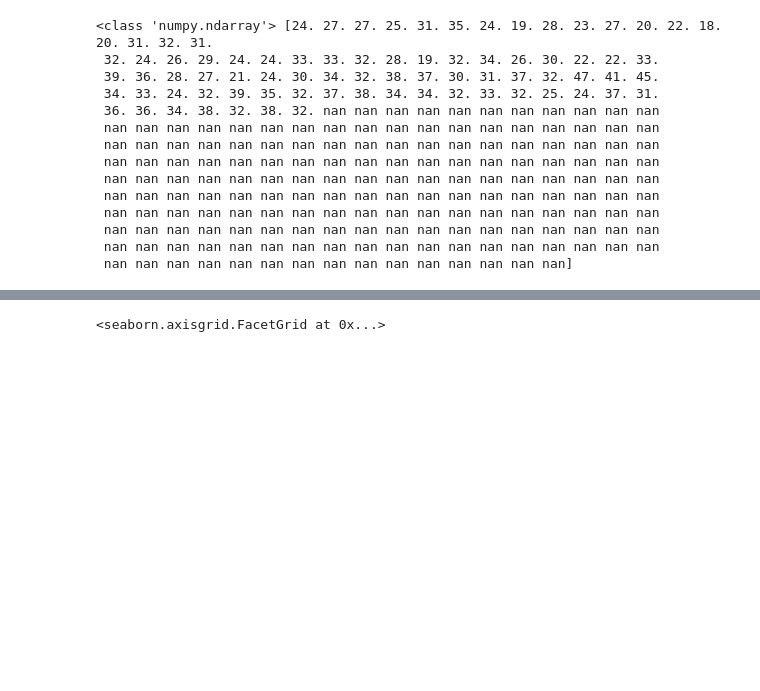
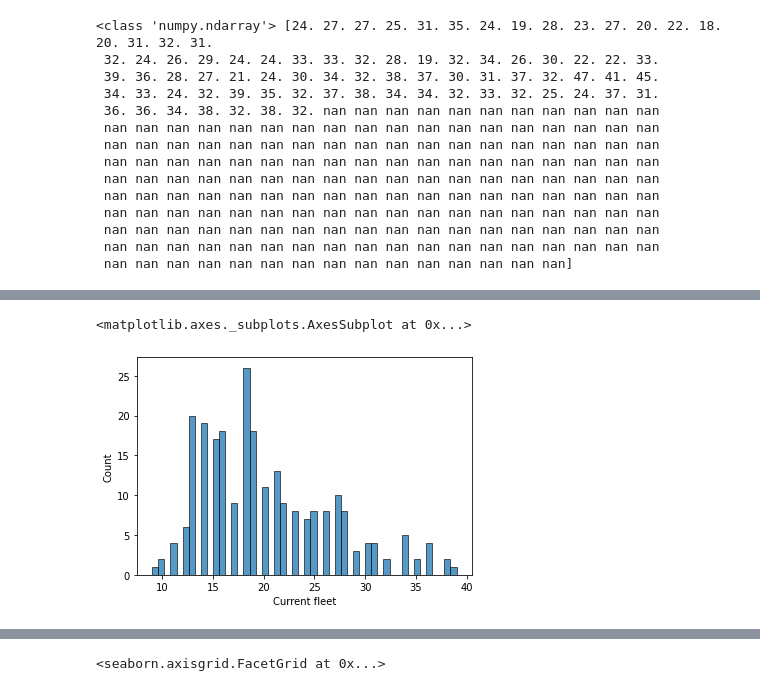
Before and after one commit to arunravi8595/Data-science-decision-making, a Jupyter notebook: Lab_2/bootstrap.ipynb, the cells around one changed output, grey strips where cells are left out. Drawn from its saved outputs; the diff is of its cells as text; code cells hidden in the pictures; blank space fills up the shorter version.

```diff
--- a/Lab_2/bootstrap.ipynb
+++ b/Lab_2/bootstrap.ipynb
@@ -134,8 +134,8 @@ import pandas as pd
 import seaborn as sns
 import numpy as np
 # %%
-df = pd.read_csv('https://raw.githubusercontent.com/albanda/CE888/master/lab2%20-%20bootstrap/vehicles.csv')
+vehicle_df = pd.read_csv("https://raw.githubusercontent.com/albanda/CE888/master/lab2%20-%20bootstrap/vehicles.csv")
 data1 = df.values.T[0]
 data2 = df.values.T[1]
-print(df.columns)
+vehicle_df.head()
 # %% [output]
@@ -182,0 +187,5 @@ sns.lmplot(df.columns[1], df.columns[1],data=df, fit_reg=False)
+# %%
+sns.histplot(vehicle_df["Current fleet"], bins = 50)
+# %% [output]
+<matplotlib.axes._subplots.AxesSubplot at 0x...>
+[figure, added]
```
Also changed, not shown: parts of 22 cells of this notebook.
